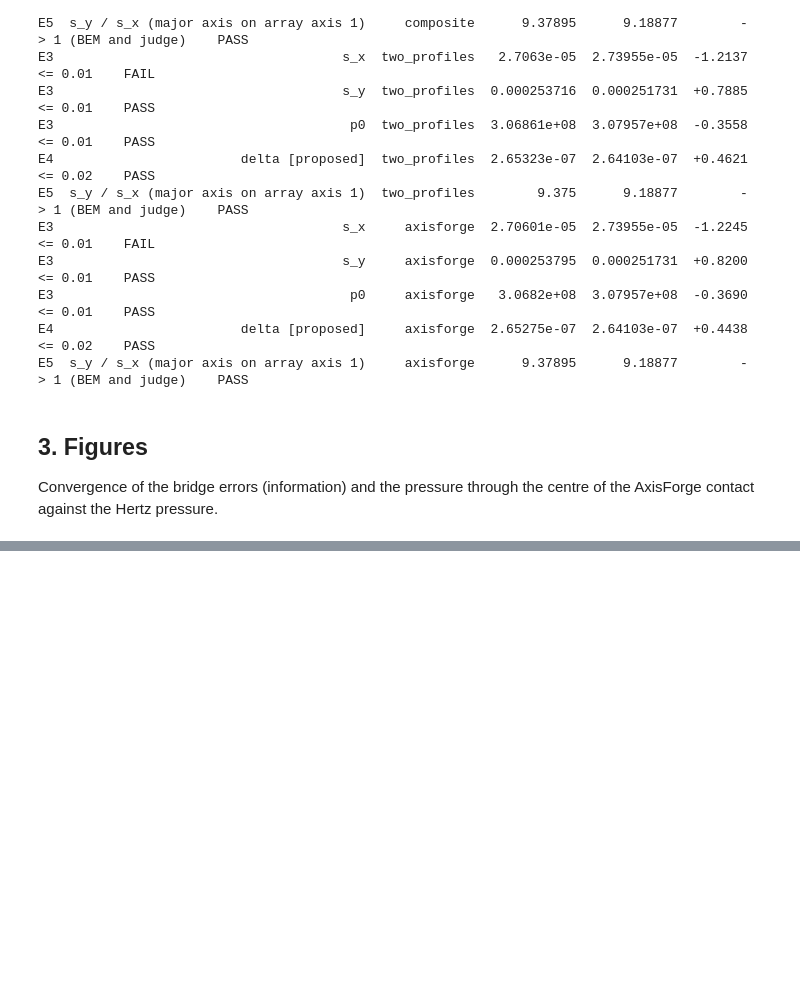
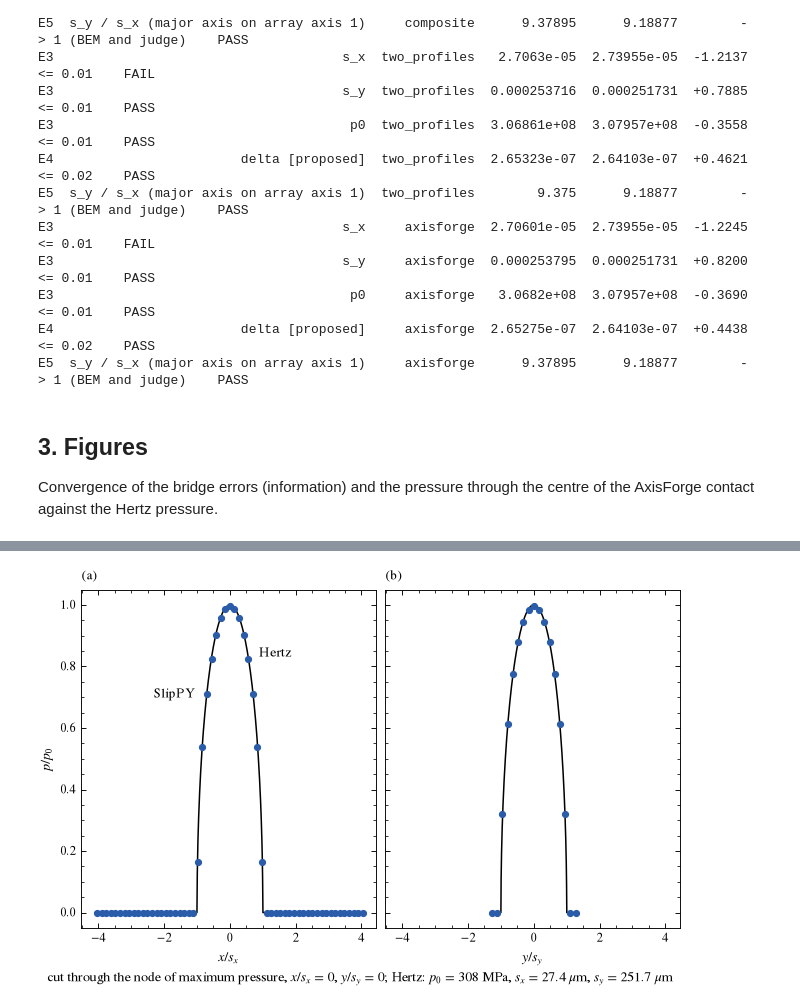
Before and after one commit to JRaposo-m/AxisForge-Design-Studies, a Jupyter notebook: validation/contact/hertz_ellipse/01_ball_raceway.ipynb, the cells around one changed output, grey strips where cells are left out. Saved outputs shown, nothing was run; the diff lists cells and outputs as text; code cells hidden in the pictures; blank space fills up the shorter version.

```diff
--- a/validation/contact/hertz_ellipse/01_ball_raceway.ipynb
+++ b/validation/contact/hertz_ellipse/01_ball_raceway.ipynb
@@ -149,0 +158,6 @@ contact_plots.pressure_cuts(p, grid, c, RESULTS / f"{NAME}_pressure_cuts.png")
+# %%
+fig = contact_plots.pressure_cuts(p, grid, JUDGE, RESULTS / f"{NAME}_pressure_cuts.png")
+plt.close(fig)                                    # shown once, by the line below
+fig
+# %% [output]
+[figure, added]
```
Also changed, not shown: parts of 3 cells of this notebook, 5 other files.
